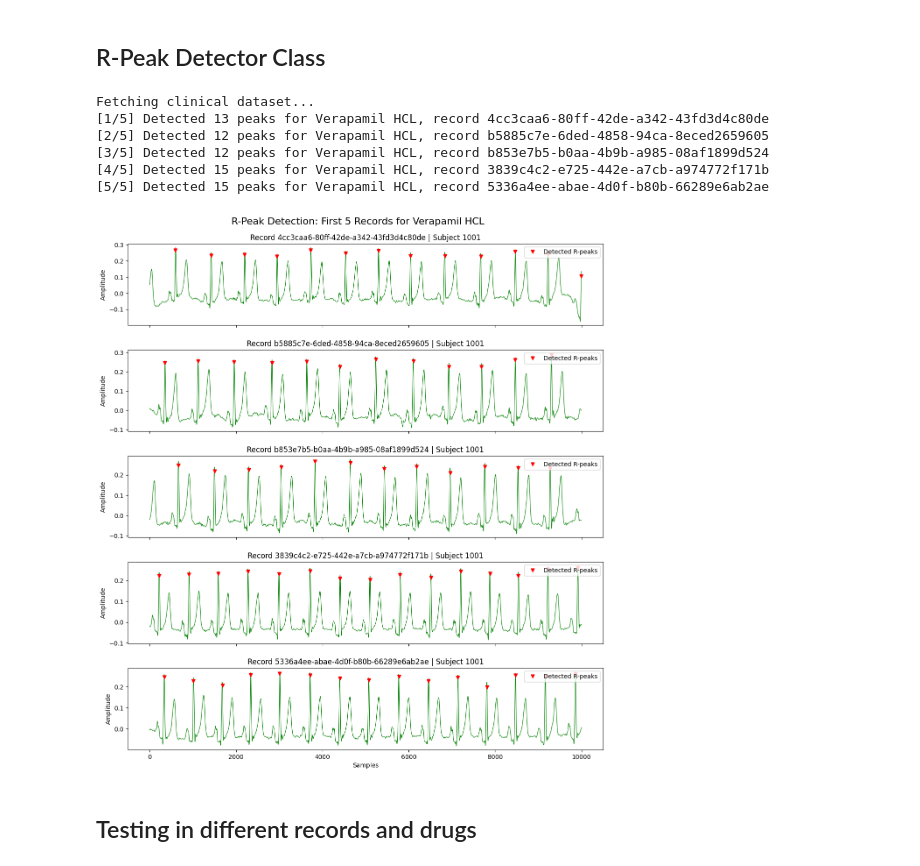
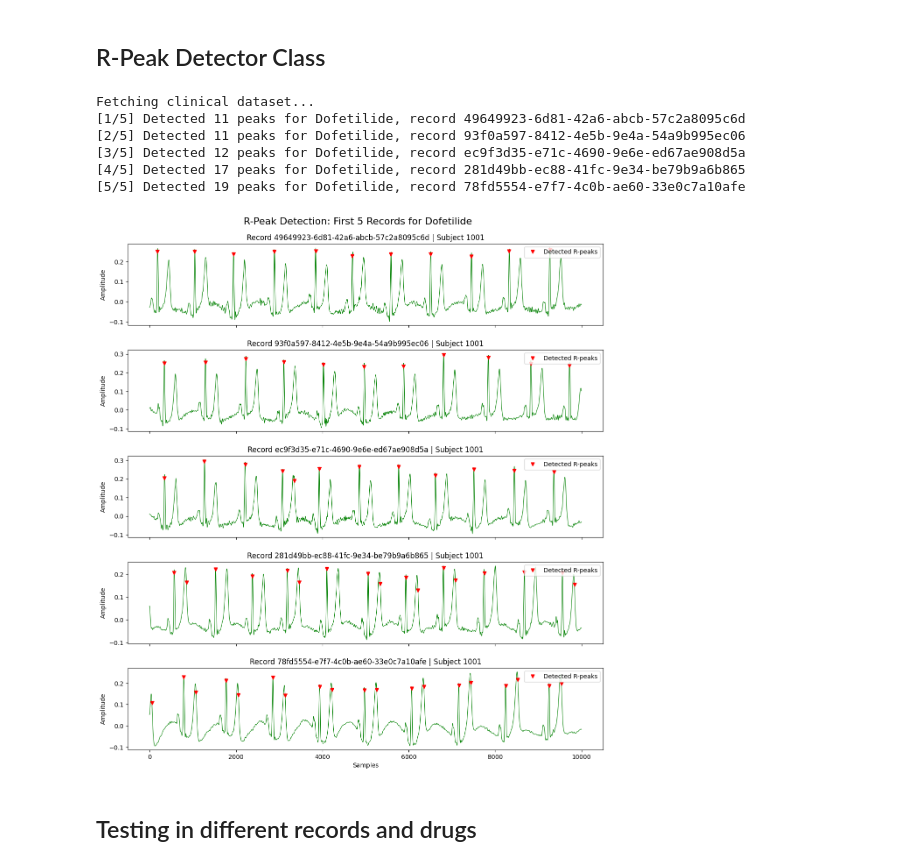
Before and after one commit to iomullony/R-Peaks, a Jupyter notebook: ECGRDVQ results.ipynb, the cells around one changed output. Saved outputs shown, nothing was run; the diff lists cells and outputs as text; code cells hidden in the pictures.

```diff
--- a/ECGRDVQ results.ipynb
+++ b/ECGRDVQ results.ipynb
@@ -9,15 +24,6 @@
 # %% [markdown]
 ## R-Peak Detector Class
 # %%
-import pandas as pd
-import wfdb
-import numpy as np
-import pywt
-from sklearn.cluster import KMeans
-import matplotlib.pyplot as plt
-import requests
-import io
-
 class RPeakDetector:
     def __init__(self, fs=1000):
         self.fs = fs
@@ -59,10 +65,11 @@ class RPeakDetector:
             qrs_mask[start:end] = (labels == qrs_cluster)
 
         # --- 4. Region Extraction & Peak Detection ---
-        # Region-duration filter: discards any high-slope region wider than 250 ms.
-        # This limits the WIDTH of a candidate QRS region to exclude merged QRS-T artifacts.
-        # It is NOT the refractory period — it does not enforce spacing between beats.
-        max_samples = int(250 / 1000 * self.fs) # 250ms max QRS duration
+        min_ms = 10
+        max_ms = 250
+
+        min_samples = int(min_ms / 1000 * fs)
+        max_samples = int(max_ms / 1000 * self.fs)
         r_peaks_raw = []
         in_region = False
         start_idx = 0
@@ -72,11 +79,12 @@ class RPeakDetector:
                 start_idx, in_region = i, True
             elif not val and in_region:
                 duration = i - start_idx
-                if duration <= max_samples:
+                if min_samples <= duration <= max_samples:
                     # Find max amplitude in this region
                     peak_idx = start_idx + np.argmax(clean_signal[start_idx:i])
                     r_peaks_raw.append(peak_idx)
                 in_region = False
+
 
         # --- 5. Refractory Filter ---
         # Enforces a minimum of 200 ms between consecutively accepted R-peaks (≈ 300 BPM max).
@@ -86,7 +94,7 @@ class RPeakDetector:
         if not r_peaks_raw:
             return clean_signal, np.array([])
 
-        refractory_samples = int(200 / 1000 * self.fs) # 200ms refractory period
+        refractory_samples = int(200 / 1000 * self.fs) # 200 ms for ECGRDVQ, vs 250 ms used in MIT-BIH full evaluation
         r_peaks = [r_peaks_raw[0]]
 
         for peak in r_peaks_raw[1:]:
@@ -137,7 +145,7 @@ def load_ecgrdvq_record(clinical_df, drug_name="Ranolazine", record_idx=0):
 
 
 # --- EXECUTION ---
-drug = "Verapamil HCL"
+drug = "Dofetilide"
 num_records_to_test = 5
 
 print("Fetching clinical dataset...")
@@ -148,39 +156,39 @@ fig, axes = plt.subplots(num_records_to_test, 1, figsize=(14, 3 * num_records_to
 fig.subplots_adjust(hspace=0.3) # Add a little breathing room between plots
 
 for i in range(num_records_to_test):
     # 1. Load Data
     ecg_sig, fs, rec_id, subj_id = load_ecgrdvq_record(clinical_df, drug, record_idx=i)
 
     # 2. Detect Peaks
     detector = RPeakDetector(fs=fs)
     clean_sig, detected_peaks = detector.detect(ecg_sig)
 
     print(f"[{i+1}/{num_records_to_test}] Detected {len(detected_peaks)} peaks for {drug}, record {rec_id}")
 
     # 3. Plotting
     plot_limit = 10000 # Plot first 10,000 samples (~10 seconds)
 
     axes[i].plot(clean_sig[:plot_limit], 'green', linewidth=0.8)
 
     # Filter peaks to only plot the ones within our 10,000 sample window
     visible_peaks = detected_peaks[detected_peaks < plot_limit]
     axes[i].plot(visible_peaks, clean_sig[visible_peaks], 'rv', label="Detected R-peaks")
 
     axes[i].set_title(f"Record {rec_id} | Subject {subj_id}")
     axes[i].legend(loc="upper right")
     axes[i].set_ylabel("Amplitude")
 
 axes[-1].set_xlabel("Samples") # Only put the X-axis label on the very bottom plot
 plt.suptitle(f"R-Peak Detection: First {num_records_to_test} Records for {drug}", fontsize=16, y=0.92)
 plt.show()
 # %% [output]
 Fetching clinical dataset...
-[1/5] Detected 13 peaks for Verapamil HCL, record 4cc3caa6-80ff-42de-a342-43fd3d4c80de
-[2/5] Detected 12 peaks for Verapamil HCL, record b5885c7e-6ded-4858-94ca-8eced2659605
-[3/5] Detected 12 peaks for Verapamil HCL, record b853e7b5-b0aa-4b9b-a985-08af1899d524
-[4/5] Detected 15 peaks for Verapamil HCL, record 3839c4c2-e725-442e-a7cb-a974772f171b
-[5/5] Detected 15 peaks for Verapamil HCL, record 5336a4ee-abae-4d0f-b80b-66289e6ab2ae
+[1/5] Detected 11 peaks for Dofetilide, record 49649923-6d81-42a6-abcb-57c2a8095c6d
+[2/5] Detected 11 peaks for Dofetilide, record 93f0a597-8412-4e5b-9e4a-54a9b995ec06
+[3/5] Detected 12 peaks for Dofetilide, record ec9f3d35-e71c-4690-9e6e-ed67ae908d5a
+[4/5] Detected 17 peaks for Dofetilide, record 281d49bb-ec88-41fc-9e34-be79b9a6b865
+[5/5] Detected 19 peaks for Dofetilide, record 78fd5554-e7f7-4c0b-ae60-33e0c7a10afe
-[figure, old version]
+[figure, new version]
 # %% [markdown]
 ## Testing in different records and drugs
 # %%
```
Also changed, not shown: parts of 19 cells of this notebook, 7 other files.
